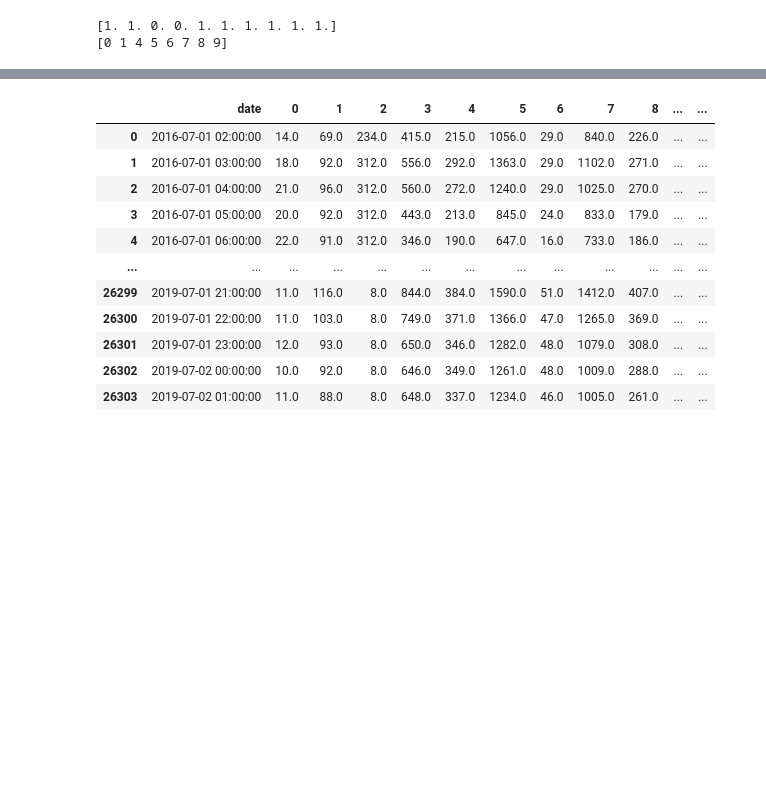
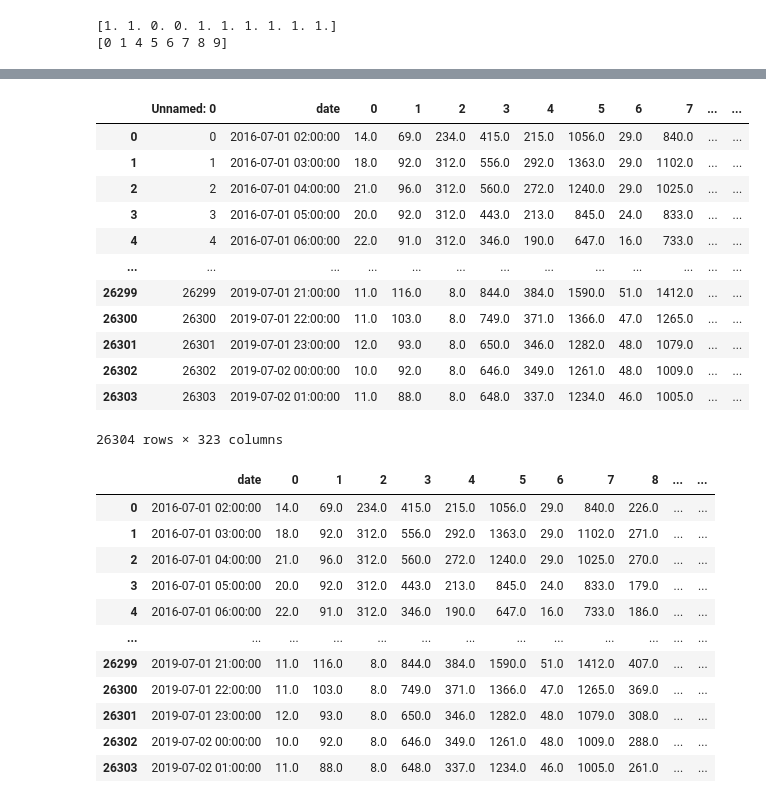
Before and after one commit to Jackey9797/BASE, a Jupyter notebook: 1.ipynb, the cells around one changed output, grey strips where cells are left out. Saved outputs shown, nothing was run; the diff lists cells and outputs as text; code cells hidden in the pictures; blank space fills up the shorter version.

```diff
--- a/1.ipynb
+++ b/1.ipynb
@@ -41,9 +41,25 @@ x.shape
 # %%
 #use pandas to read the data
-path = "/Disk/fhyega/code/BASE/data/electricity.csv"
+path = "/Disk/fhyega/code/BASE/data/electricity_phase_0.csv"
 
 import pandas as pd
 data = pd.read_csv(path)
+# %%
+data
+# %% [output]
+|  | Unnamed: 0 | date | 0 | 1 | 2 | 3 | 4 | 5 | 6 | 7 | ... | ... |
+| 0 | 0 | 2016-07-01 02:00:00 | 14.0 | 69.0 | 234.0 | 415.0 | 215.0 | 1056.0 | 29.0 | 840.0 | ... | ... |
+| 1 | 1 | 2016-07-01 03:00:00 | 18.0 | 92.0 | 312.0 | 556.0 | 292.0 | 1363.0 | 29.0 | 1102.0 | ... | ... |
+| 2 | 2 | 2016-07-01 04:00:00 | 21.0 | 96.0 | 312.0 | 560.0 | 272.0 | 1240.0 | 29.0 | 1025.0 | ... | ... |
+| 3 | 3 | 2016-07-01 05:00:00 | 20.0 | 92.0 | 312.0 | 443.0 | 213.0 | 845.0 | 24.0 | 833.0 | ... | ... |
+| 4 | 4 | 2016-07-01 06:00:00 | 22.0 | 91.0 | 312.0 | 346.0 | 190.0 | 647.0 | 16.0 | 733.0 | ... | ... |
+| ... | ... | ... | ... | ... | ... | ... | ... | ... | ... | ... | ... | ... |
+| 26299 | 26299 | 2019-07-01 21:00:00 | 11.0 | 116.0 | 8.0 | 844.0 | 384.0 | 1590.0 | 51.0 | 1412.0 | ... | ... |
+| 26300 | 26300 | 2019-07-01 22:00:00 | 11.0 | 103.0 | 8.0 | 749.0 | 371.0 | 1366.0 | 47.0 | 1265.0 | ... | ... |
+| 26301 | 26301 | 2019-07-01 23:00:00 | 12.0 | 93.0 | 8.0 | 650.0 | 346.0 | 1282.0 | 48.0 | 1079.0 | ... | ... |
+| 26302 | 26302 | 2019-07-02 00:00:00 | 10.0 | 92.0 | 8.0 | 646.0 | 349.0 | 1261.0 | 48.0 | 1009.0 | ... | ... |
+| 26303 | 26303 | 2019-07-02 01:00:00 | 11.0 | 88.0 | 8.0 | 648.0 | 337.0 | 1234.0 | 46.0 | 1005.0 | ... | ... |
+26304 rows × 323 columns
 # %%
 data
 # %% [output]
```
Also changed, not shown: parts of 1 cell of this notebook, 20 other files.
